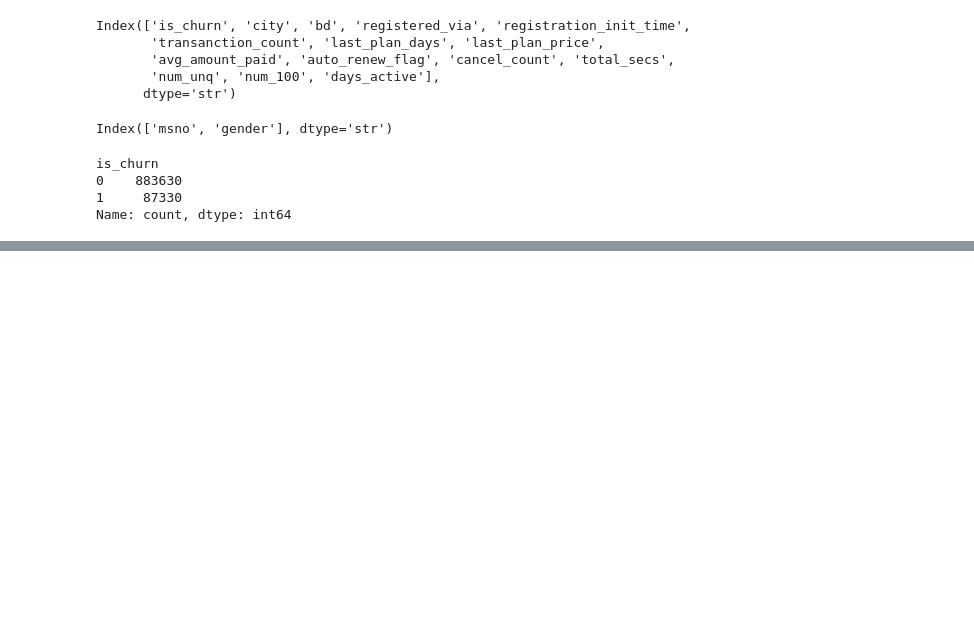
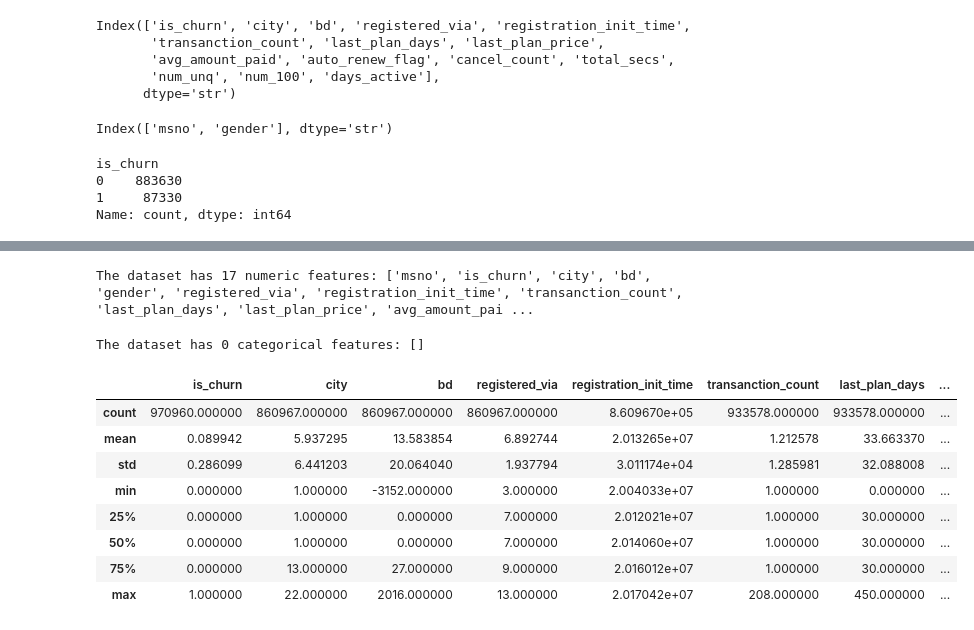
Before and after one commit to deepayan-chakravarti/churn-prediction, a Jupyter notebook: notebooks/eda.ipynb, the cells around one changed output, grey strips where cells are left out. Saved outputs shown, nothing was run; the diff lists cells and outputs as text; code cells hidden in the pictures; blank space fills up the shorter version.

```diff
--- a/notebooks/eda.ipynb
+++ b/notebooks/eda.ipynb
@@ -69,0 +125,22 @@ Name: count, dtype: int64
+# %%
+numeric_features = [feature for feature in train.columns if train[feature].dtype != 'O']
+print('The dataset has {} numeric features: {}'.format(len(numeric_features), numeric_features))
+# %% [output]
+The dataset has 17 numeric features: ['msno', 'is_churn', 'city', 'bd', 'gender', 'registered_via', 'registration_init_time', 'transanction_count', 'last_plan_days', 'last_plan_price', 'avg_amount_pai ...
+# %%
+categorical_features = [feature for feature in train.columns if train[feature].dtype == 'O']
+print('The dataset has {} categorical features: {}'.format(len(categorical_features), categorical_features))
+# %% [output]
+The dataset has 0 categorical features: []
+# %%
+train.describe()
+# %% [output]
+|  | is_churn | city | bd | registered_via | registration_init_time | transanction_count | last_plan_days | ... |
+| count | 970960.000000 | 860967.000000 | 860967.000000 | 860967.000000 | 8.609670e+05 | 933578.000000 | 933578.000000 | ... |
+| mean | 0.089942 | 5.937295 | 13.583854 | 6.892744 | 2.013265e+07 | 1.212578 | 33.663370 | ... |
+| std | 0.286099 | 6.441203 | 20.064040 | 1.937794 | 3.011174e+04 | 1.285981 | 32.088008 | ... |
+| min | 0.000000 | 1.000000 | -3152.000000 | 3.000000 | 2.004033e+07 | 1.000000 | 0.000000 | ... |
+| 25% | 0.000000 | 1.000000 | 0.000000 | 7.000000 | 2.012021e+07 | 1.000000 | 30.000000 | ... |
+| 50% | 0.000000 | 1.000000 | 0.000000 | 7.000000 | 2.014060e+07 | 1.000000 | 30.000000 | ... |
+| 75% | 0.000000 | 13.000000 | 27.000000 | 9.000000 | 2.016012e+07 | 1.000000 | 30.000000 | ... |
+| max | 1.000000 | 22.000000 | 2016.000000 | 13.000000 | 2.017042e+07 | 208.000000 | 450.000000 | ... |
```
Also changed, not shown: parts of 5 cells of this notebook.
